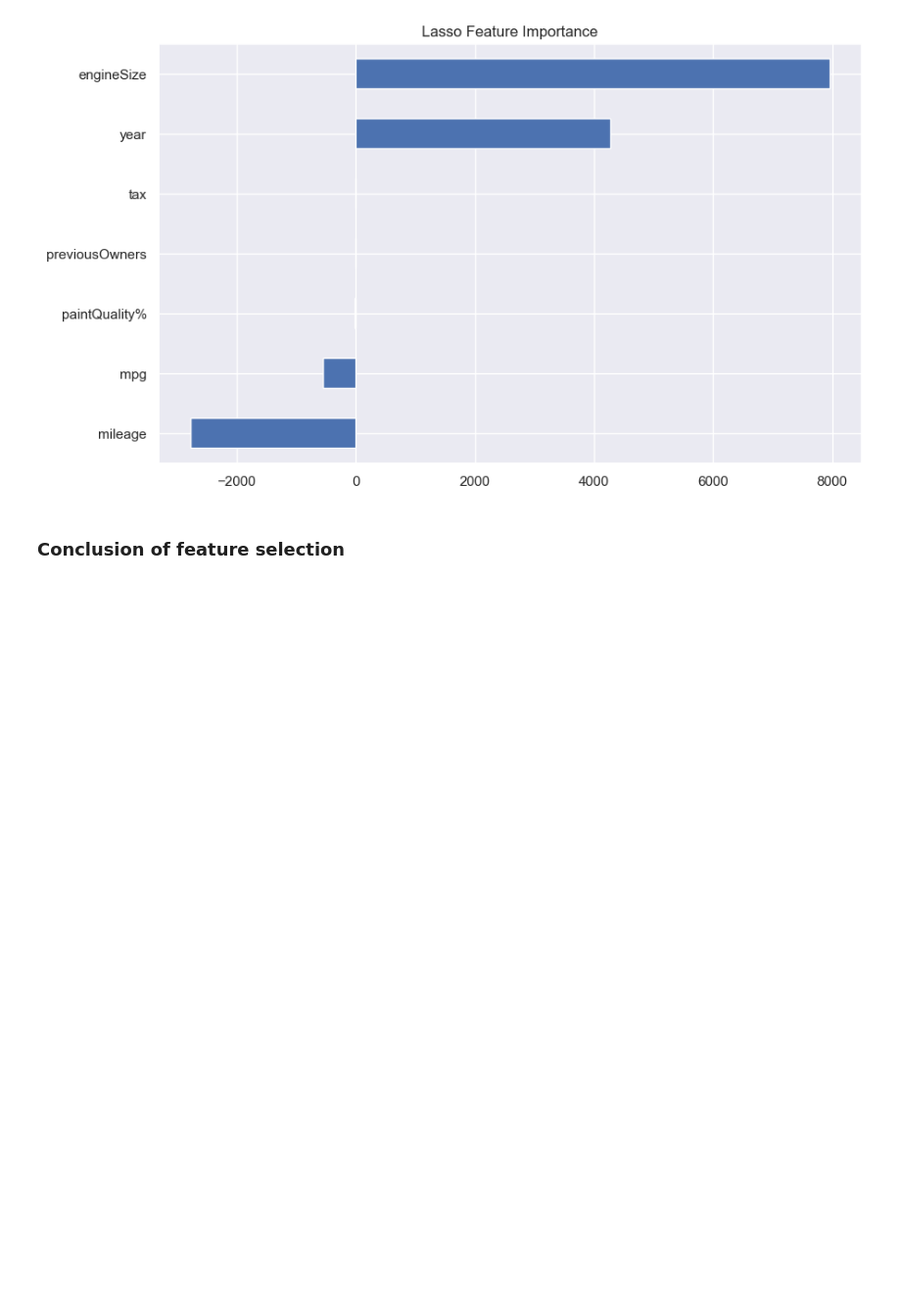
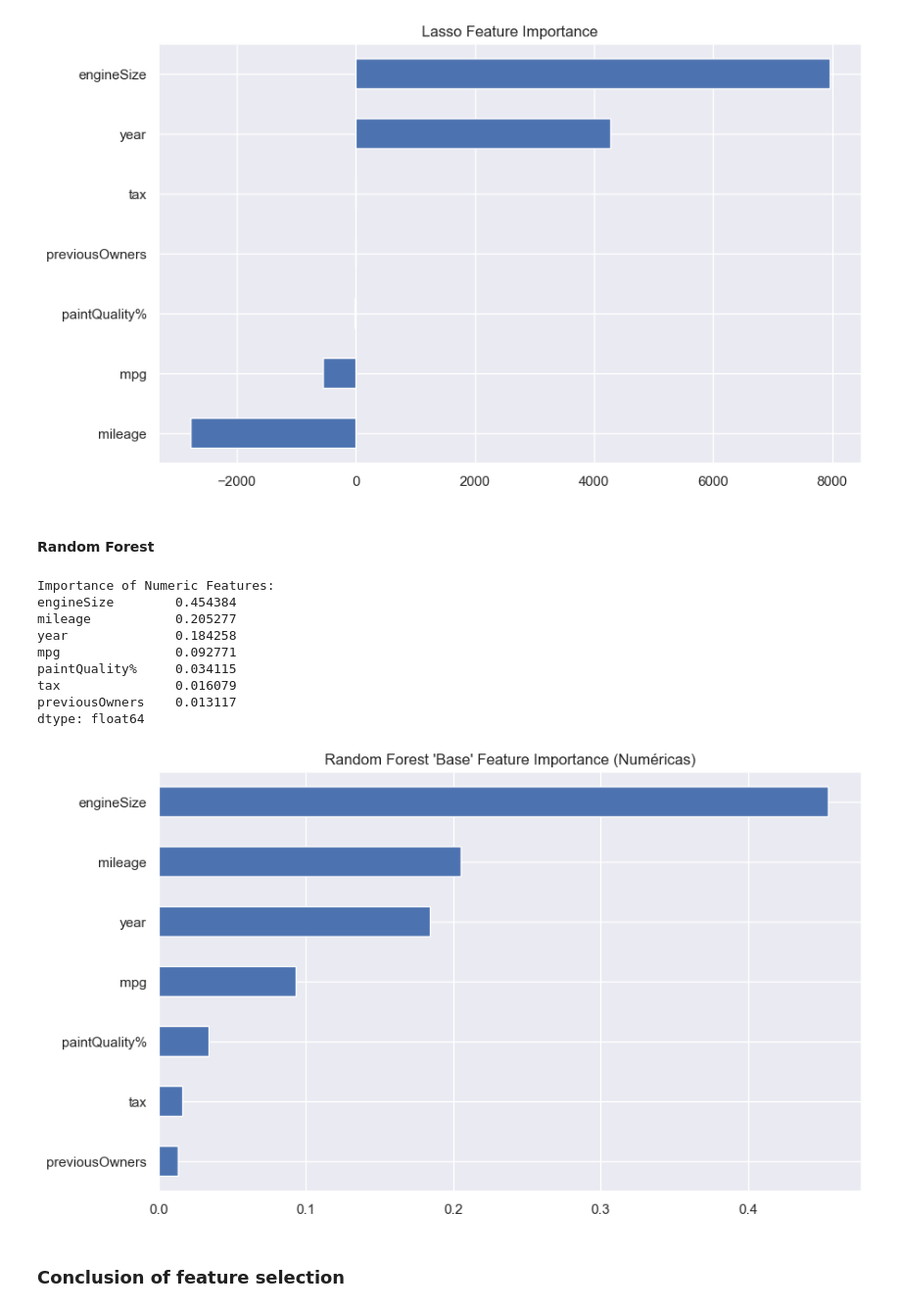
Before and after one commit to bernardorspachecods/ML_Project_25.26, a Jupyter notebook: hold-out.ipynb, the cells around one changed output. Shown at 98% size. Saved outputs shown, nothing was run; the diff lists cells and outputs as text; code cells hidden in the pictures; blank space fills up the shorter version.

```diff
--- a/hold-out.ipynb
+++ b/hold-out.ipynb
@@ -663,6 +661,37 @@ year              4267.664744
 engineSize        7957.383889
 dtype: float64
 [figure]
+# %% [markdown]
+#### Random Forest
+# %%
+def analyze_rf_importance_numeric(X, y, numeric_list):
+    base_rf = RandomForestRegressor(
+        n_estimators=200,
+        random_state=42,
+        n_jobs=-1
+    )
+    base_rf.fit(X, y)
+    importances = base_rf.feature_importances_
+    coef_rf = pd.Series(importances, index=numeric_list)
+
+    print("\nImportance of Numeric Features:")
+    print(coef_rf.sort_values(ascending=False))
+    plot_importance(coef_rf, "Random Forest 'Base' Feature Importance (Numéricas)")
+
+    return coef_rf
+
+rf_importances_numeric = analyze_rf_importance_numeric(X_train_num_scaled, y_train, metric_features)
+# %% [output]
+Importance of Numeric Features:
+engineSize        0.454384
+mileage           0.205277
+year              0.184258
+mpg               0.092771
+paintQuality%     0.034115
+tax               0.016079
+previousOwners    0.013117
+dtype: float64
+[figure, added]
 # %% [markdown]
 ### Conclusion of feature selection
 # %% [markdown]
```
Also changed, not shown: parts of 11 cells of this notebook.
